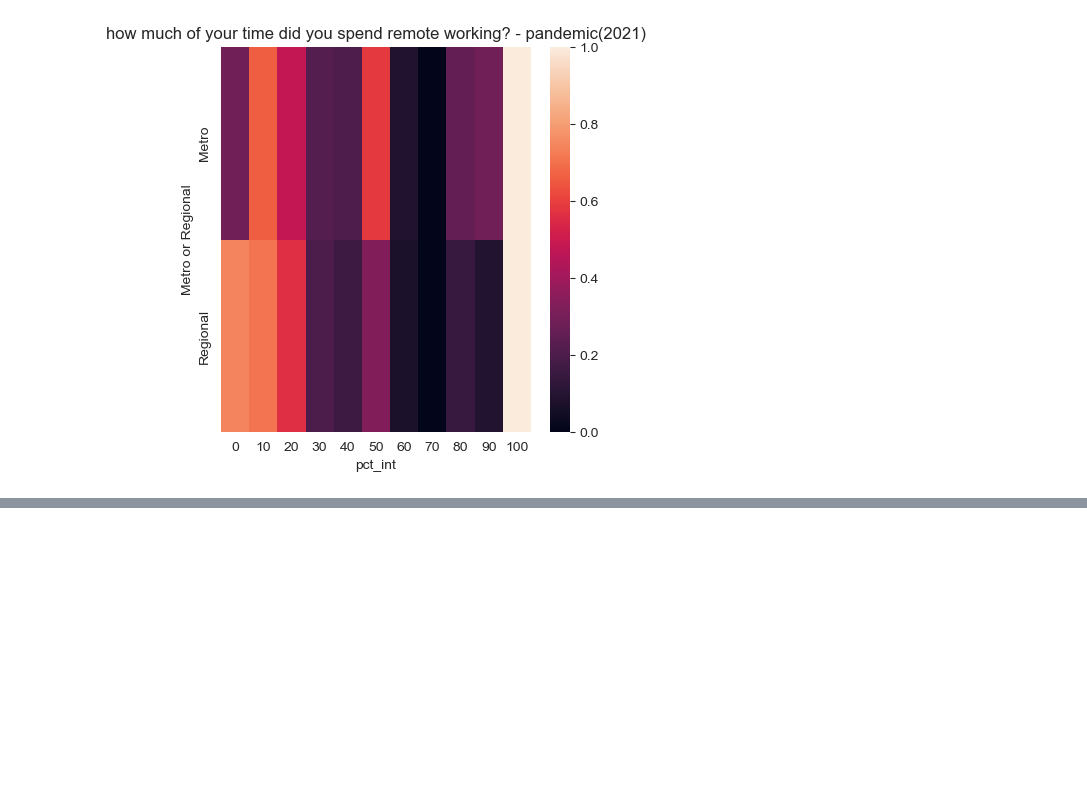
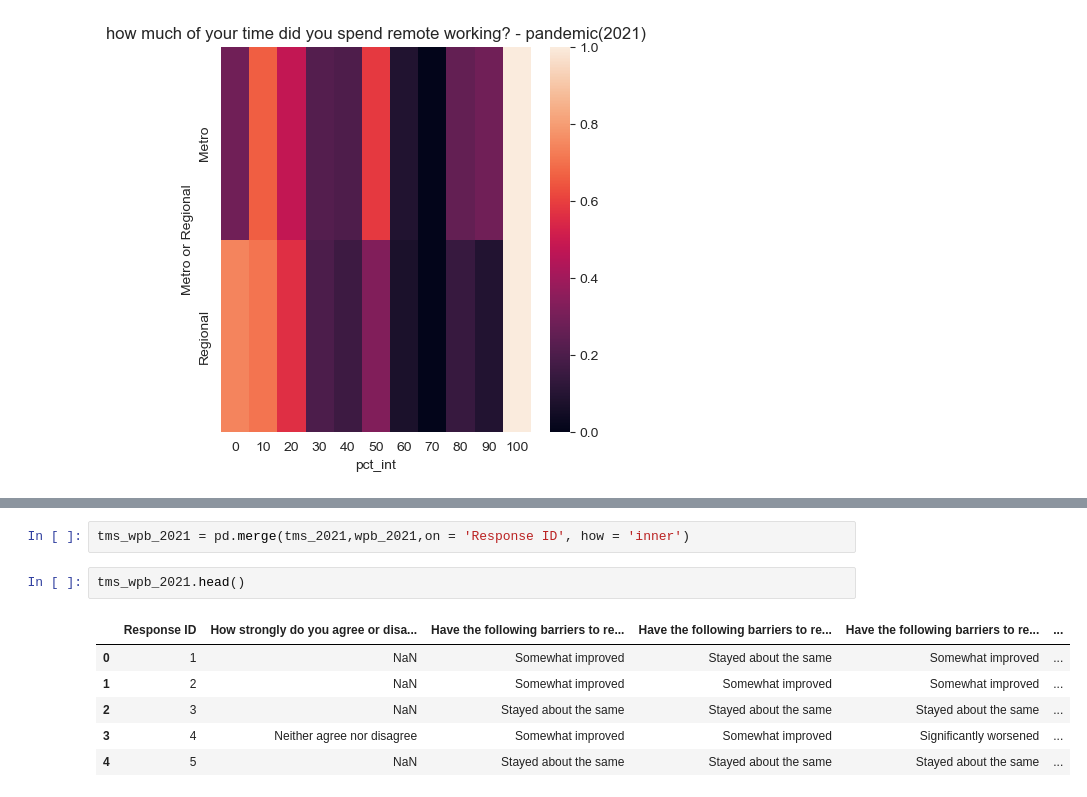
Before and after one commit to ry00iimura/MSDS_DSC672, a Jupyter notebook: EDA.ipynb, the cells around one changed output, grey strips where cells are left out. Saved outputs shown, nothing was run; the diff lists cells and outputs as text; blank space fills up the shorter version.

```diff
--- a/EDA.ipynb
+++ b/EDA.ipynb
@@ -970,0 +1020,11 @@ viz_exp11_bio(experience11_bio(10))
+# %%
+tms_wpb_2021 = pd.merge(tms_2021,wpb_2021,on = 'Response ID', how = 'inner')
+# %%
+tms_wpb_2021.head()
+# %% [output]
+|  | Response ID | How strongly do you agree or disa... | Have the following barriers to re... | Have the following barriers to re... | Have the following barriers to re... | ... |
+| 0 | 1 | NaN | Somewhat improved | Stayed about the same | Somewhat improved | ... |
+| 1 | 2 | NaN | Somewhat improved | Somewhat improved | Somewhat improved | ... |
+| 2 | 3 | NaN | Stayed about the same | Stayed about the same | Stayed about the same | ... |
+| 3 | 4 | Neither agree nor disagree | Somewhat improved | Somewhat improved | Significantly worsened | ... |
+| 4 | 5 | NaN | Stayed about the same | Stayed about the same | Stayed about the same | ... |
```
Also changed, not shown: parts of 28 cells of this notebook.
